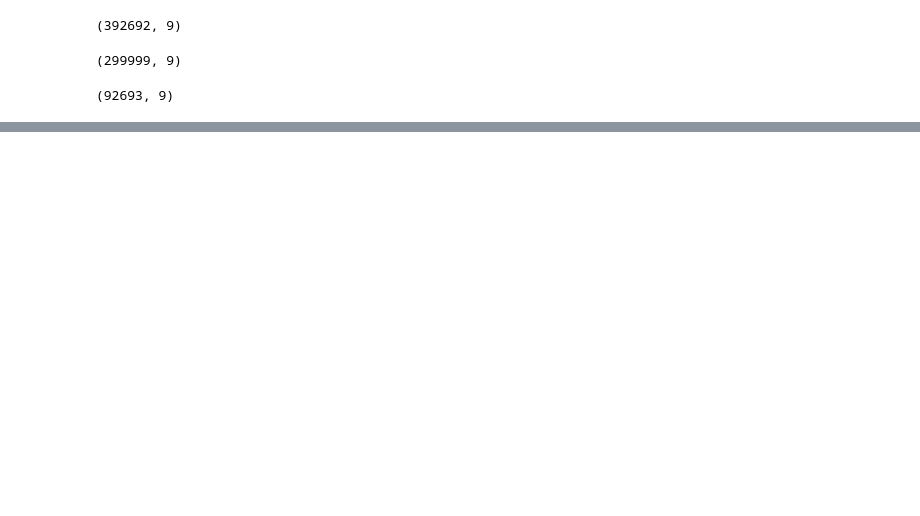
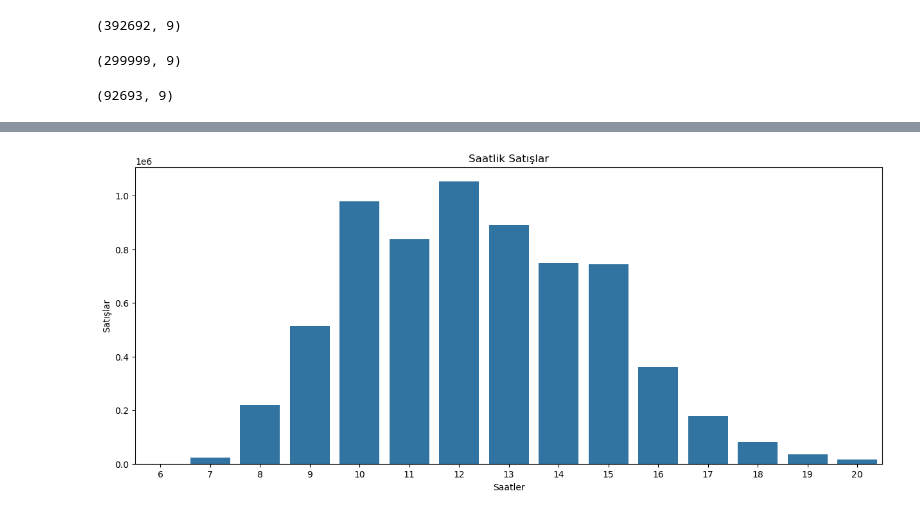
Before and after one commit to zafermesut/salesense, a Jupyter notebook: data-science/eda/Sale Analysis.ipynb, the cells around one changed output, grey strips where cells are left out. Saved outputs shown, nothing was run; the diff lists cells and outputs as text; code cells hidden in the pictures; blank space fills up the shorter version.

```diff
--- a/data-science/eda/Sale Analysis.ipynb
+++ b/data-science/eda/Sale Analysis.ipynb
@@ -184,0 +213,11 @@ customers_df.to_csv('../../data/customers.csv', index=False)
+# %%
+# Plotting the hourly sales
+plt.figure(figsize=(15, 6))
+sns.barplot(x='hour', y='TotalPrice', data=hourly_sales)
+plt.xlabel('Saatler')
+plt.ylabel('Satışlar')
+plt.title('Saatlik Satışlar')
+plt.savefig(image_path + 'hourly_sales.png')
+plt.show()
+# %% [output]
+[figure, added]
```
Also changed, not shown: parts of 17 cells of this notebook, 20 other files.
